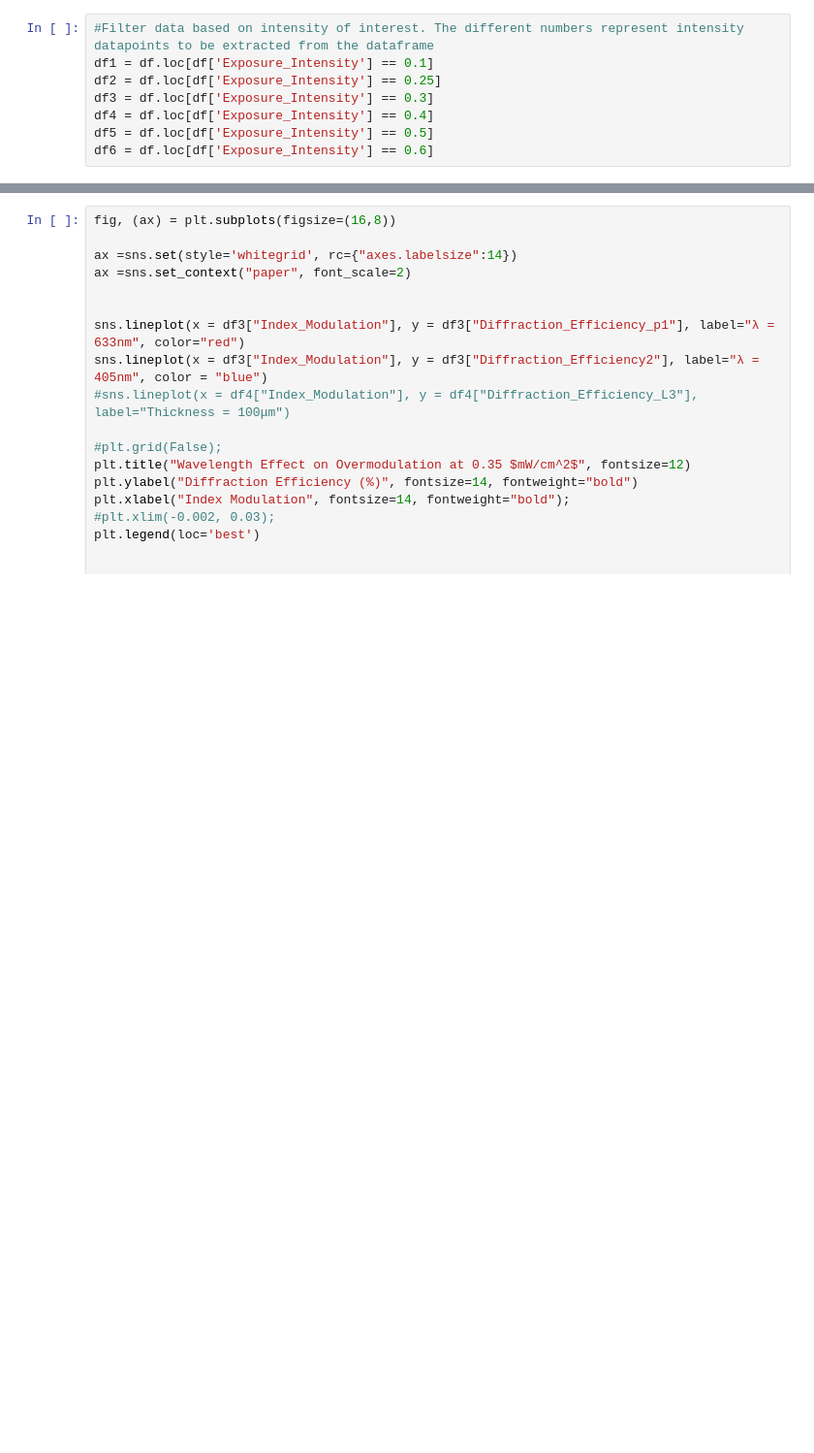
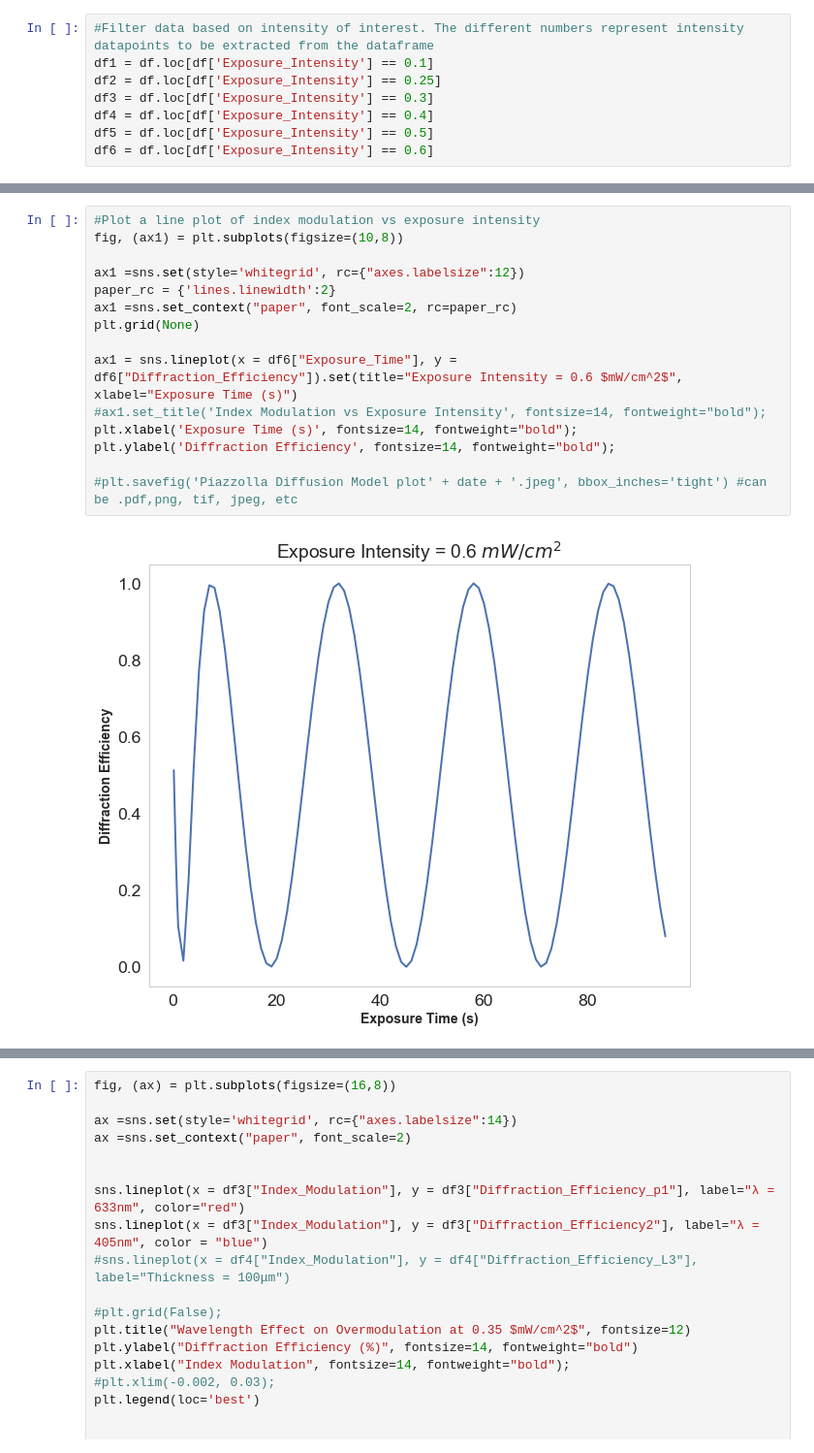
Before and after one commit to Emmanuel-Bamidele/Holography, a Jupyter notebook: PhotoPolymer_Diffusion_Model.ipynb, the cells around one changed output, grey strips where cells are left out. Shown at 97% size. Cells and saved outputs as stored; diff of their text form; blank space fills up the shorter version.

```diff
--- a/PhotoPolymer_Diffusion_Model.ipynb
+++ b/PhotoPolymer_Diffusion_Model.ipynb
@@ -432,0 +434,17 @@ sns.despine(left=True, bottom=True)
+# %%
+#Plot a line plot of index modulation vs exposure intensity
+fig, (ax1) = plt.subplots(figsize=(10,8))
+
+ax1 =sns.set(style='whitegrid', rc={"axes.labelsize":12})
+paper_rc = {'lines.linewidth':2}
+ax1 =sns.set_context("paper", font_scale=2, rc=paper_rc)
+plt.grid(None)
+
+ax1 = sns.lineplot(x = df6["Exposure_Time"], y = df6["Diffraction_Efficiency"]).set(title="Exposure Intensity = 0.6 $mW/cm^2$", xlabel="Exposure Time (s)")
+#ax1.set_title('Index Modulation vs Exposure Intensity', fontsize=14, fontweight="bold");
+plt.xlabel('Exposure Time (s)', fontsize=14, fontweight="bold");
+plt.ylabel('Diffraction Efficiency', fontsize=14, fontweight="bold");
+
+#plt.savefig('Piazzolla Diffusion Model plot' + date + '.jpeg', bbox_inches='tight') #can be .pdf,png, tif, jpeg, etc
+# %% [output]
+[figure, added]
```
Also changed, not shown: parts of 10 cells of this notebook.
